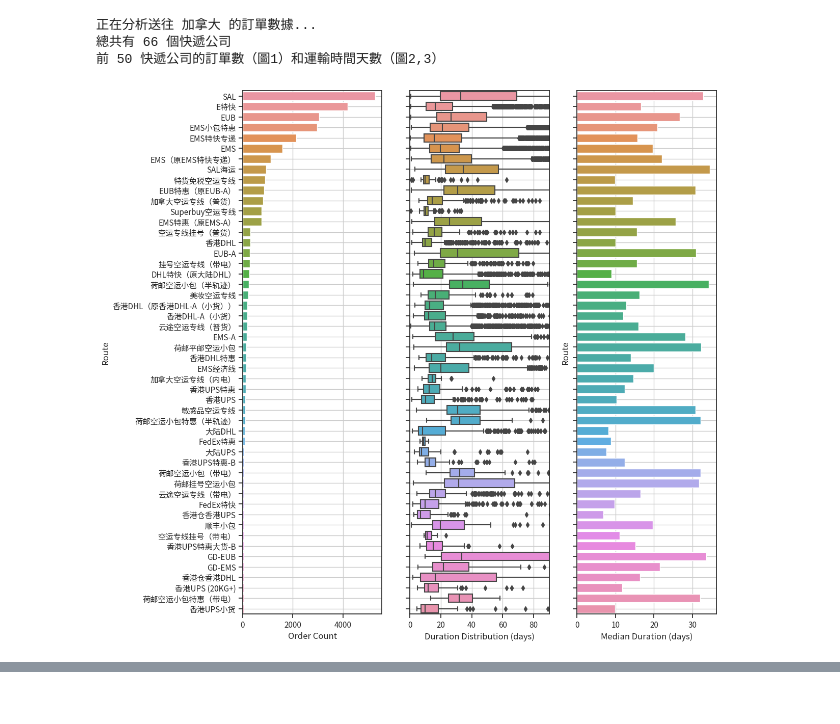
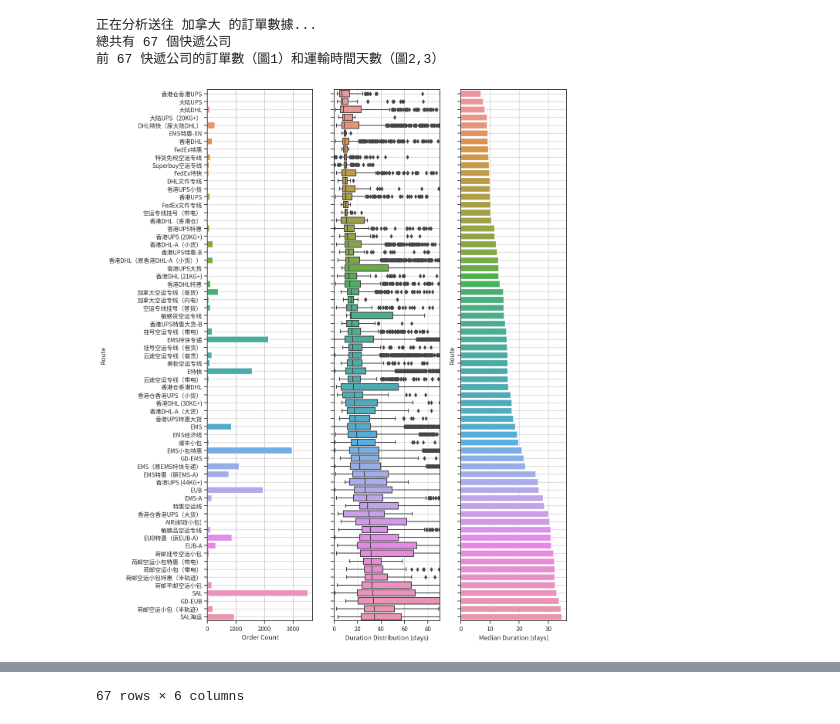
Before and after one commit to hykilpikonna/Superbuy, a Jupyter notebook: analysis.ipynb, the cells around one changed output, grey strips where cells are left out. Cells and saved outputs as stored; diff of their text form; code cells hidden in the pictures.

```diff
--- a/analysis.ipynb
+++ b/analysis.ipynb
@@ -21,10 +21,11 @@ plt.rcParams["font.sans-serif"] = ["Source Han Sans CN"] #设置字体
 plt.rcParams["axes.unicode_minus"] = False #该语句解决图像中的“-”负号的乱码问题
 # %%
 from hypy_utils.tqdm_utils import tq, pmap, smap
+import orjson
 
 
 def _helper(p: Path):
-    return json.loads(p.read_text())
+    return orjson.loads(p.read_text())
 
 def load_data():
     dir = Path(toml.loads(Path('config.toml').read_text())['index_path'])
@@ -33,5 +34,6 @@ def load_data():
 
 
 data = load_data()
+raw_data = data
 print(f'一共有 {len(data)} 個訂單')
 # %% [output]
@@ -41,10 +43,17 @@ delivery = json.loads(Path('data/delivery.json').read_text())
 delivery: dict[int, dict] = {d['id']: d for d in delivery}
 
 for d in data:
+    # package_time: 用户提交包裹的时间
+    # pay_time: 用户支付的时间
+    # delivery_time: Superbuy 创建第三方配送单的时间
+    # receive_time: 用户收到包裹的时间
     d['route'] = d['delivery_name'] + ' to ' + d['area_name']
     d['duration'] = ((d['receive_time'] - d['pay_time']) / 60 / 60 / 24) if d['receive_time'] != 0 else None
     d['real_package_price'] = float(d['real_package_price'])
     d['package_price'] = float(d['package_price'])
     d['price_diff'] = d['package_price'] - d['real_package_price']
+    del d['package_items']
 
     # d['delivery'] = delivery.get(d['delivery_id']) or {'id': d['delivery_id'], 'name': 'Unknown'}
+
+data_df = DF(data)
@@ -50,0 +103,7 @@ for d in data:
+# %%
+# Filter out receive_time = 0 (haven't been received yet)
+data = [d for d in data if d['receive_time'] != 0]
+# Filter out real_pacakge_price = 0 (haven't been packaged yet)
+data = [d for d in data if d['real_package_price'] != 0]
+
+data_df = DF(data)
@@ -97,10 +189,12 @@ country_stats()
 # %%
+import datetime
 from matplotlib.figure import Figure
 
 from matplotlib.axes import Axes
 
 
-def route_stats(country: str | None = None, count: int = 30, sort_by: str | None = None, sort_asc: bool = True):
+def route_stats(country: str | None = None, count: int = 30, sort_by: str | None = None,
+                sort_asc: bool = True, filter_routes: list[str] | None = None, min_date: str = '2000-01-01'):
     cdata = data
     if country is not None:
         cdata = [d for d in data if d['area_name'] == country]
@@ -108,9 +202,18 @@ def route_stats(country: str | None = None, count: int = 30, sort_by: str | None
     else:
         print('正在分析送往全球的訂單數據...')
 
+    # Filter by date (convert min_Date to unix seconds first)
+    min_date = datetime.datetime.strptime(min_date, '%Y-%m-%d').timestamp()
+    cdata = [d for d in cdata if d['package_time'] >= min_date]
+
     routes = sorted(Counter([d['delivery_name'].strip() for d in cdata]).items(), key=lambda x: -x[1])
+    # Filter routes
+    if filter_routes is not None:
+        routes = [r for r in routes if r[0] in filter_routes]
+
     print(f'總共有 {len(routes)} 個快遞公司')
     routes = routes[:count]
+    count = len(routes)
     print(f'前 {count} 快遞公司的訂單數（圖1）和運輸時間天數（圖2,3）')
     # bars(names)
 
@@ -122,8 +225,10 @@ def route_stats(country: str | None = None, count: int = 30, sort_by: str | None
             'Route': route,
             'Order Count': cnt,
             'Median Duration (days)': np.median(durations) if durations else 0,
+            '95-percentile Duration (days)': np.percentile(durations, 95) if durations else 0,
+            '5-percentile Duration (days)': np.percentile(durations, 5) if durations else 0,
             'Durations': durations,
-            # 'Avg Price (USD/kg)': np.mean([d['real_package_price'] / d['final_weight'] for d in orders])
+            'Avg Price (USD/kg)': np.mean([d['real_package_price'] / d['final_weight'] for d in orders if d['final_weight']])
         })
     df = DF(df)
 
@@ -144,6 +249,10 @@ def route_stats(country: str | None = None, count: int = 30, sort_by: str | None
     # ax[0].yaxis.set_ticks(list(df.Route))
     plt.show()
 
+    # Delete df['Durations']
+    del df['Durations']
+    return df
+
 
 route_stats(count=50)
 # %% [output]
@@ -154,7 +280,7 @@ route_stats(count=50)
 # %%
-route_stats('加拿大', count=50)
+route_stats('加拿大', count=70, sort_by='Median Duration (days)')
 # %% [output]
 正在分析送往 加拿大 的訂單數據...
-總共有 66 個快遞公司
-前 50 快遞公司的訂單數（圖1）和運輸時間天數（圖2,3）
+總共有 67 個快遞公司
+前 67 快遞公司的訂單數（圖1）和運輸時間天數（圖2,3）
-[figure, old version]
+[figure, new version]
@@ -160,0 +299 @@ route_stats('加拿大', count=50)
+67 rows × 6 columns
```
Also changed, not shown: parts of 9 cells of this notebook.
